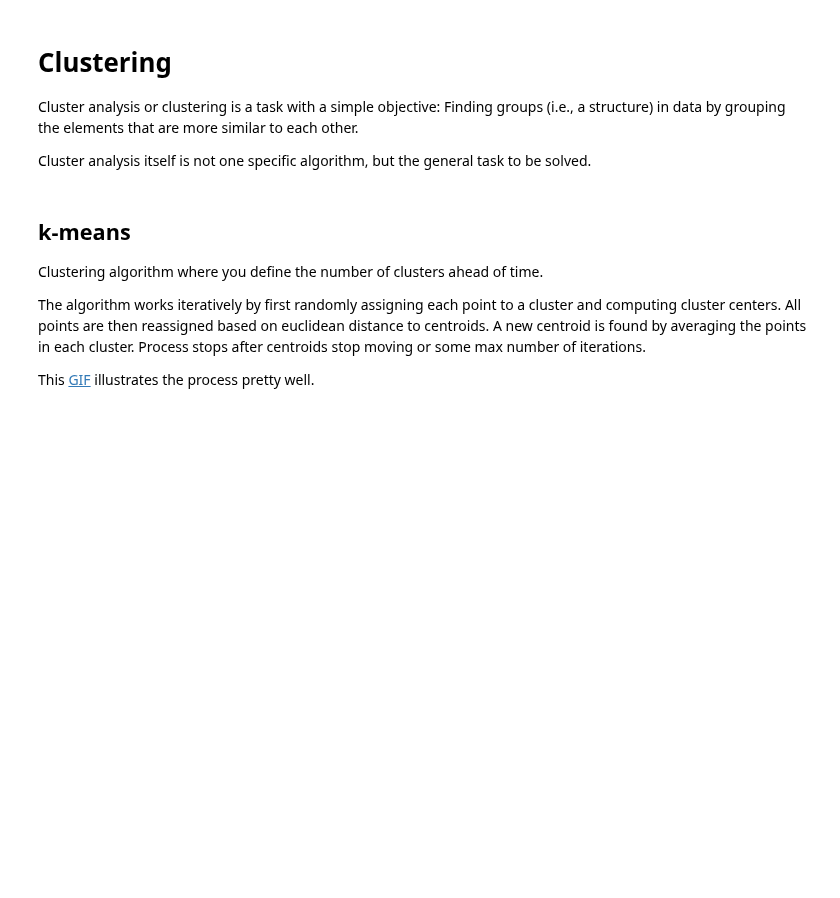
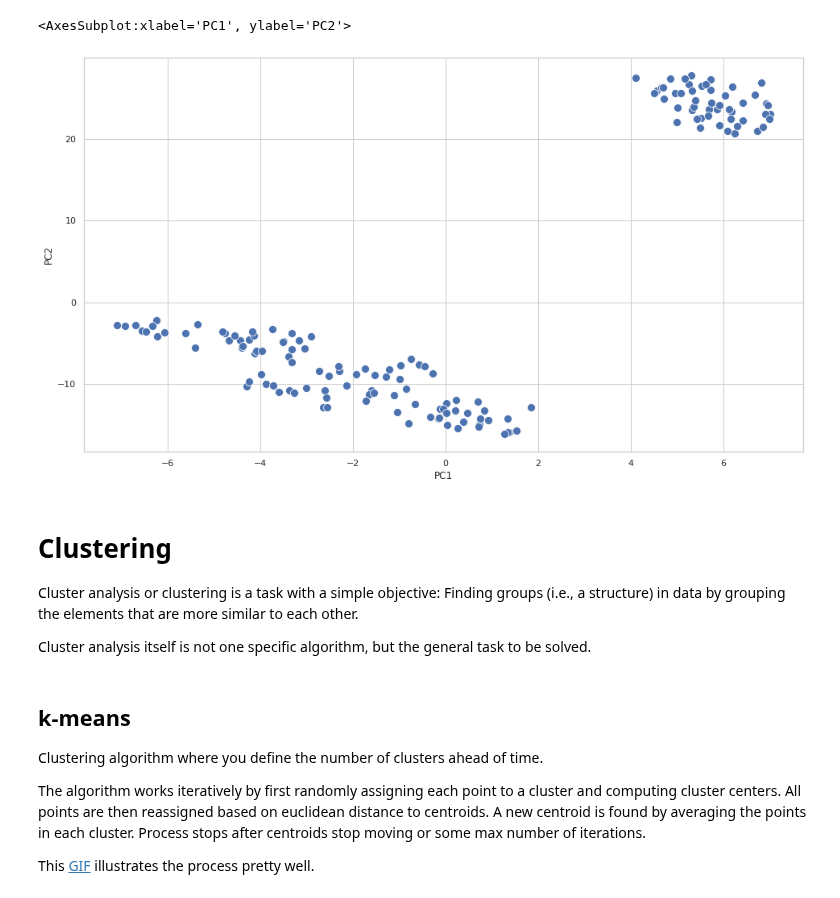
Before and after one commit to Ironhack-Data-Madrid-Febrero-2021/Classroom-Materials, a Jupyter notebook: module-3/06-Unsupervised-learning.ipynb, the cells around one changed output. Saved outputs shown, nothing was run; the diff lists cells and outputs as text; code cells hidden in the pictures; blank space fills up the shorter version.

```diff
--- a/module-3/06-Unsupervised-learning.ipynb
+++ b/module-3/06-Unsupervised-learning.ipynb
@@ -98,0 +130,3 @@ data = load_iris()
+# %%
+X = pd.DataFrame(data['data'], columns=data['feature_names'])
+X
@@ -126,3 +273,14 @@ t-SNE differs from PCA by preserving only small pairwise distances or local simi
+# %%
+tsne = TSNE(n_components=2, perplexity=30)
+transformed_X = tsne.fit_transform(X)
+# %%
+my_data = pd.DataFrame(transformed_X, columns=['PC1', 'PC2'])
+my_data['species'] = pd.Series(data['target'], name='target')
+
+sns.scatterplot('PC1', 'PC2', data=my_data, s=100)
+# %% [output]
+<AxesSubplot:xlabel='PC1', ylabel='PC2'>
+[figure, added]
 # %% [markdown]
 # Clustering
 
```
Also changed, not shown: parts of 30 cells of this notebook.
